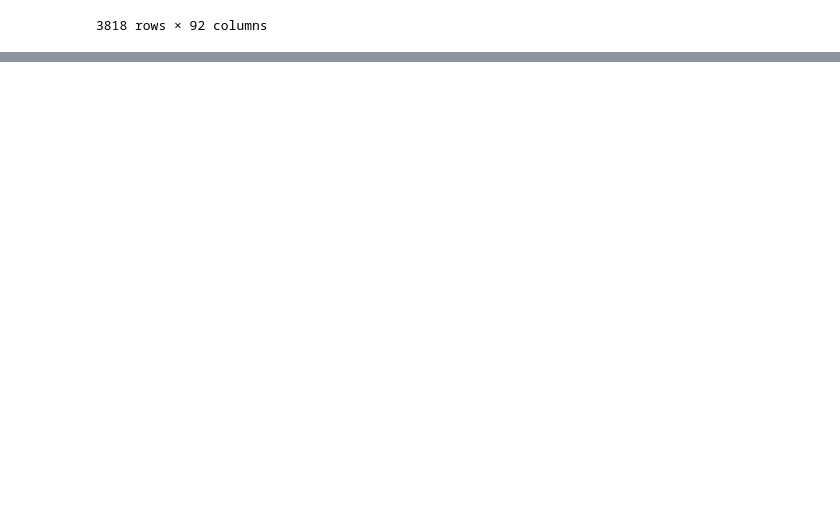
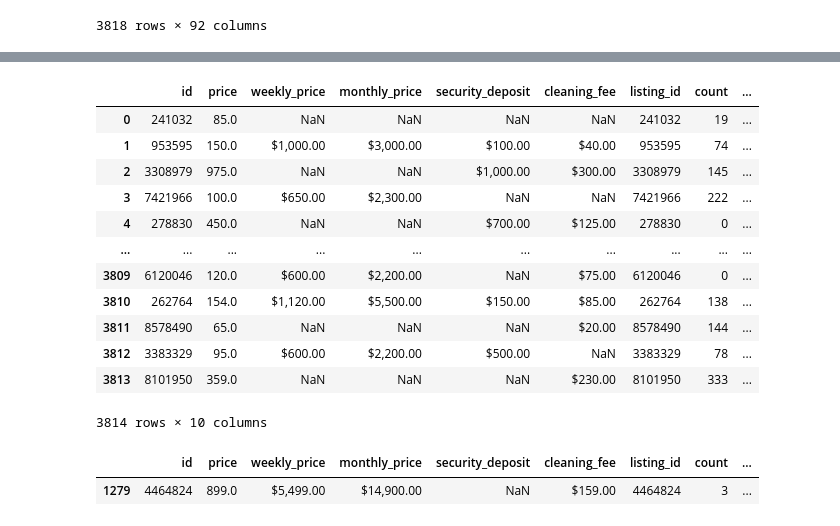
Before and after one commit to fabdanolu/Seattle-Airbnb, a Jupyter notebook: seattle.ipynb, the cells around one changed output, grey strips where cells are left out. Cells and saved outputs as stored; diff of their text form; code cells hidden in the pictures; blank space fills up the shorter version.

```diff
--- a/seattle.ipynb
+++ b/seattle.ipynb
@@ -1035,0 +1153,23 @@ listings_review.sample(10)
+# %%
+price_rate['range'] = pd.cut(x=price_rate.price, bins=bins, labels=labels)
+price_rate.head(-4)
+# %% [output]
+|  | id | price | weekly_price | monthly_price | security_deposit | cleaning_fee | listing_id | count | ... |
+| 0 | 241032 | 85.0 | NaN | NaN | NaN | NaN | 241032 | 19 | ... |
+| 1 | 953595 | 150.0 | $1,000.00 | $3,000.00 | $100.00 | $40.00 | 953595 | 74 | ... |
+| 2 | 3308979 | 975.0 | NaN | NaN | $1,000.00 | $300.00 | 3308979 | 145 | ... |
+| 3 | 7421966 | 100.0 | $650.00 | $2,300.00 | NaN | NaN | 7421966 | 222 | ... |
+| 4 | 278830 | 450.0 | NaN | NaN | $700.00 | $125.00 | 278830 | 0 | ... |
+| ... | ... | ... | ... | ... | ... | ... | ... | ... | ... |
+| 3809 | 6120046 | 120.0 | $600.00 | $2,200.00 | NaN | $75.00 | 6120046 | 0 | ... |
+| 3810 | 262764 | 154.0 | $1,120.00 | $5,500.00 | $150.00 | $85.00 | 262764 | 138 | ... |
+| 3811 | 8578490 | 65.0 | NaN | NaN | NaN | $20.00 | 8578490 | 144 | ... |
+| 3812 | 3383329 | 95.0 | $600.00 | $2,200.00 | $500.00 | NaN | 3383329 | 78 | ... |
+| 3813 | 8101950 | 359.0 | NaN | NaN | NaN | $230.00 | 8101950 | 333 | ... |
+3814 rows × 10 columns
+# %%
+# price_rate.query()
+price_rate[price_rate['range']=='I'].head(20)
+# %% [output]
+|  | id | price | weekly_price | monthly_price | security_deposit | cleaning_fee | listing_id | count | ... |
+| 1279 | 4464824 | 899.0 | $5,499.00 | $14,900.00 | NaN | $159.00 | 4464824 | 3 | ... |
```
Also changed, not shown: parts of 40 cells of this notebook, 2 other files.
